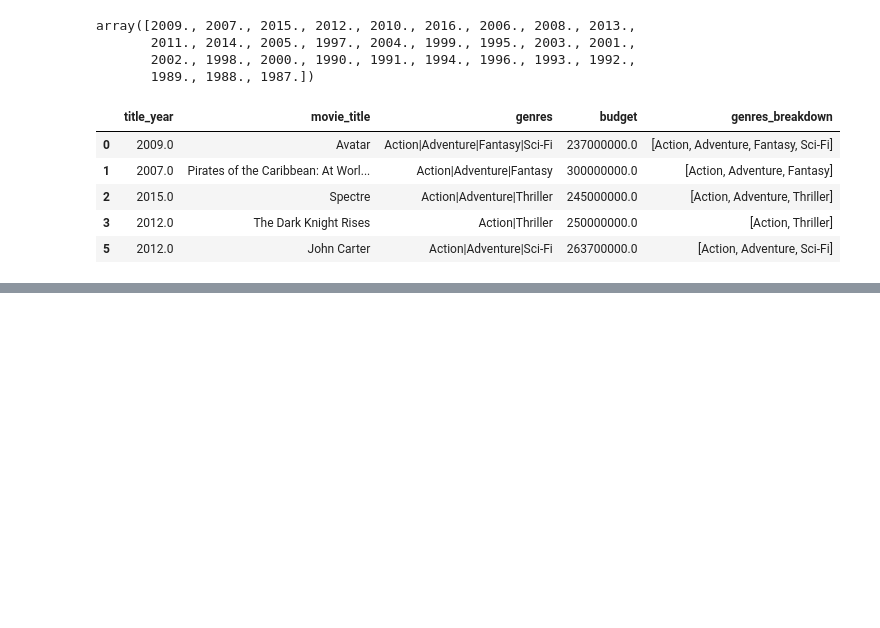
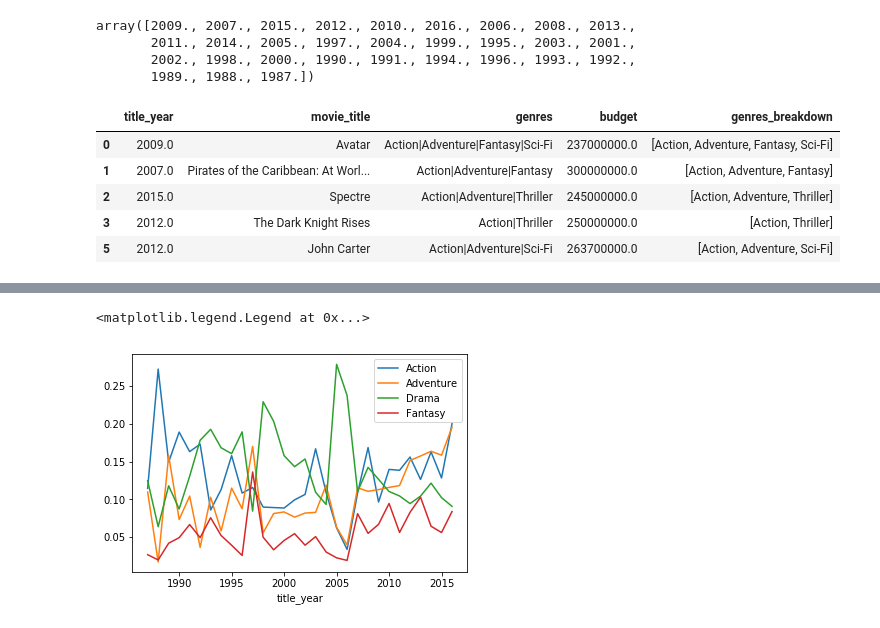
Before and after one commit to juyeki/Stats131_FinalProject, a Jupyter notebook: Exploratory Analysis - Project.ipynb, the cells around one changed output, grey strips where cells are left out. Cells and saved outputs as stored; diff of their text form; code cells hidden in the pictures; blank space fills up the shorter version.

```diff
--- a/Exploratory Analysis - Project.ipynb
+++ b/Exploratory Analysis - Project.ipynb
@@ -140,6 +120,8 @@ yearly_breakdown.head()
 yearly_budgets = yearly_breakdown.groupby(['title_year', 'genres_breakdown'])['split_budget'].sum()
 yearly_budgets = yearly_budgets.unstack('genres_breakdown')
 yearly_budgets = yearly_budgets.fillna(0.0)
+#turning budgets into ratios by year
+yearly_budgets['total'] = yearly_budgets.sum(axis = 1)
 yearly_budgets
 # %% [output]
 | genres_breakdown | Action | Adventure | Animation | Biography | Comedy | Crime | Documentary | Drama | Family | ... |
@@ -163,0 +146,4 @@ yearly_budgets
+# %%
+#turning budgets into ratios (by year)
+budget_ratio = yearly_budgets.loc[:, 'Action':'Western'].div(yearly_budgets['total'], axis = 0)
+budget_ratio
@@ -163,0 +191,10 @@ yearly_budgets
+# %%
+#results['BMXLEG'].plot(label = "leg length")
+budget_ratio['Action'].plot(label = "Action")
+budget_ratio['Adventure'].plot(label = "Adventure")
+budget_ratio['Drama'].plot(label = "Drama")
+budget_ratio['Fantasy'].plot(label = "Fantasy")
+plt.legend()
+# %% [output]
+<matplotlib.legend.Legend at 0x...>
+[figure, added]
```
Also changed, not shown: parts of 5 cells of this notebook.
